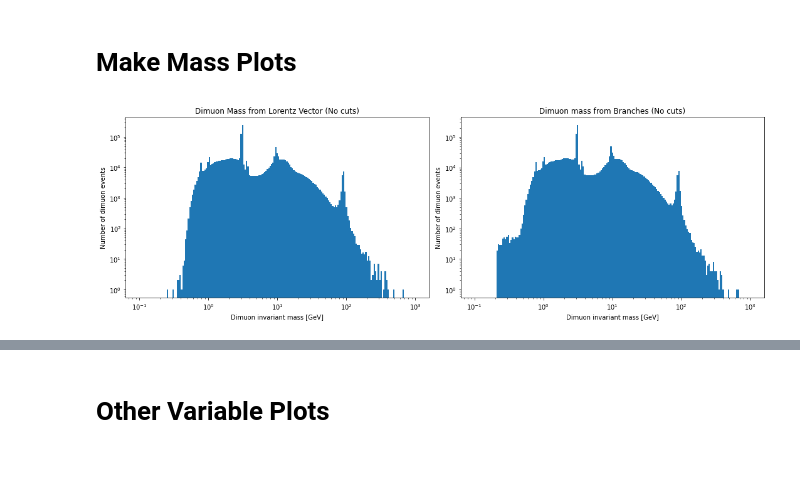
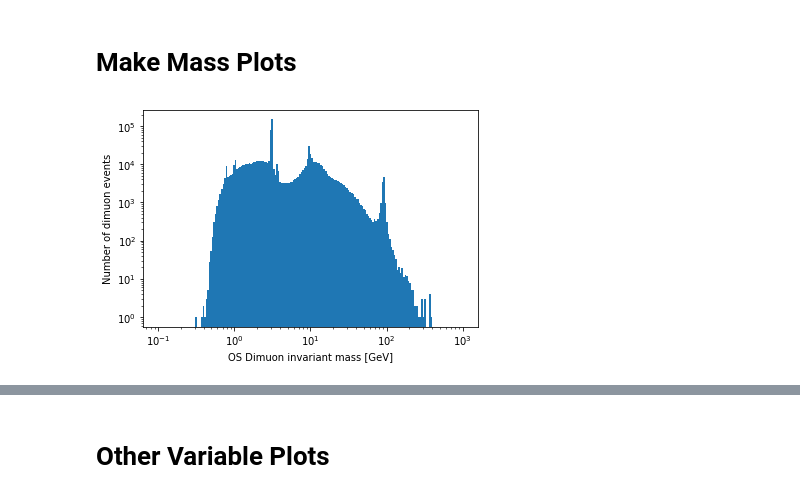
Before and after one commit to blianggilman/Dimuon-Resonances-Prompt-Analysis, a Jupyter notebook: makeMassPlots.ipynb, the cells around one changed output, grey strips where cells are left out. Saved outputs shown, nothing was run; the diff lists cells and outputs as text; code cells hidden in the pictures; blank space fills up the shorter version.

```diff
--- a/makeMassPlots.ipynb
+++ b/makeMassPlots.ipynb
@@ -172,27 +227,15 @@ plt.show()
 # %% [markdown]
 # Make Mass Plots
 # %%
-#No cuts
-fig, axes = plt.subplots(nrows=1, ncols=2, figsize=(15, 5))
-
-axes[0].hist(parentp.mass, bins=np.logspace(np.log10(0.1), np.log10(1000), 200))
-axes[0].set_title('Dimuon Mass from Lorentz Vector (No cuts)')
-axes[0].set_xlabel('Dimuon invariant mass [GeV]')
-axes[0].set_ylabel('Number of dimuon events')
-axes[0].set_xscale('log')
-axes[0].set_yscale('log')
-
-# axes[1].hist(branches['dimuon_mass'].flatten(), bins=100, range=(0,5))
-axes[1].hist(branches['dimuon_mass'].flatten(), bins=np.logspace(np.log10(0.1), np.log10(1000), 200))
-axes[1].set_title('Dimuon mass from Branches (No cuts)')
-axes[1].set_xlabel('Dimuon invariant mass [GeV]')
-axes[1].set_ylabel('Number of dimuon events')
-axes[1].set_xscale('log')
-axes[1].set_yscale('log')
-
-fig.tight_layout()
+#OS, dimuon mass
+plt.hist(dimuon_p4.mass, bins=np.logspace(np.log10(0.1), np.log10(1000), 200))
+plt.xlabel('OS Dimuon invariant mass [GeV]')
+plt.ylabel('Number of dimuon events')
+plt.xscale('log')
+plt.yscale('log')
+plt.show()
 # %% [output]
-[figure, old version]
+[figure, new version]
 # %%
 #Add pt, eta, iso cuts
 #these cuts return true/false - true means keep that event, false means don't use it
```
Also changed, not shown: parts of 28 cells of this notebook.
